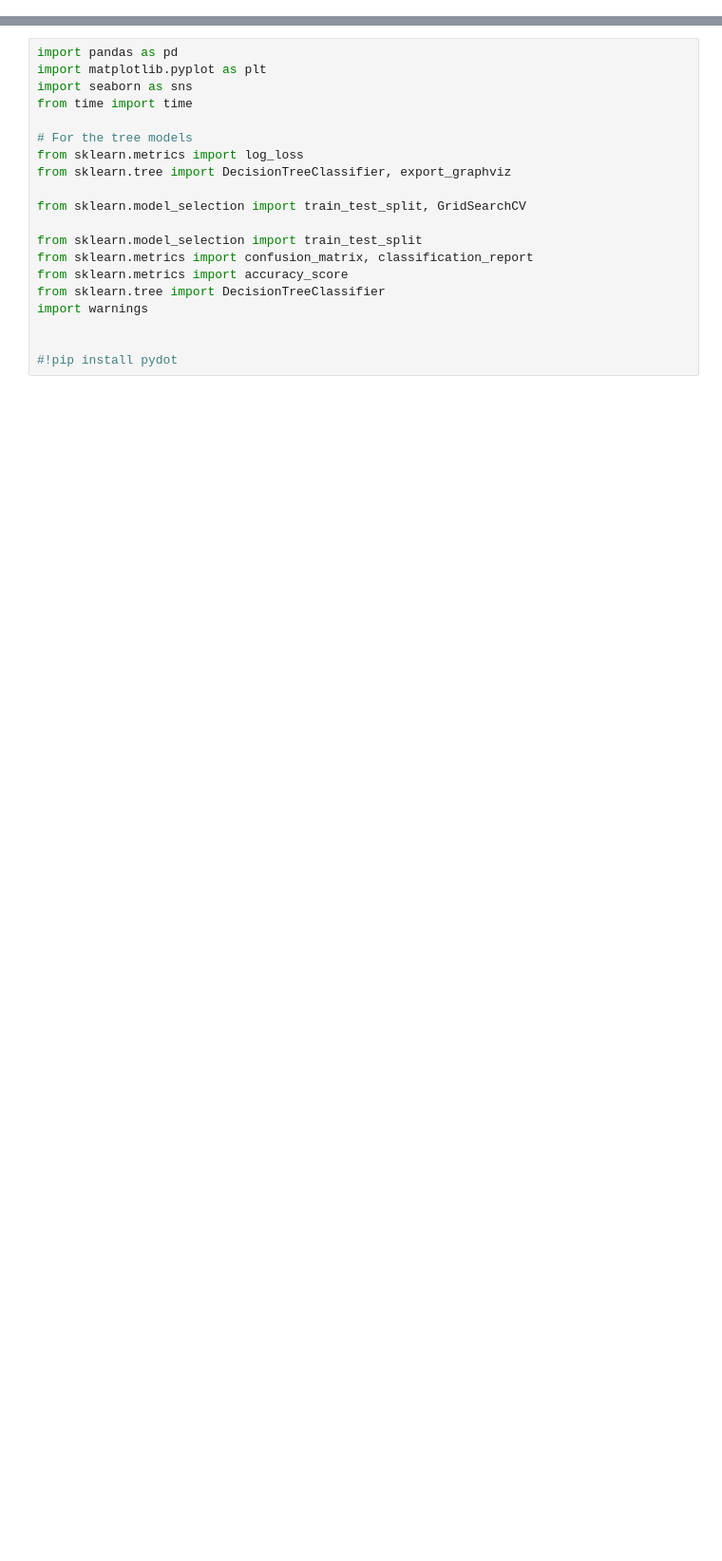
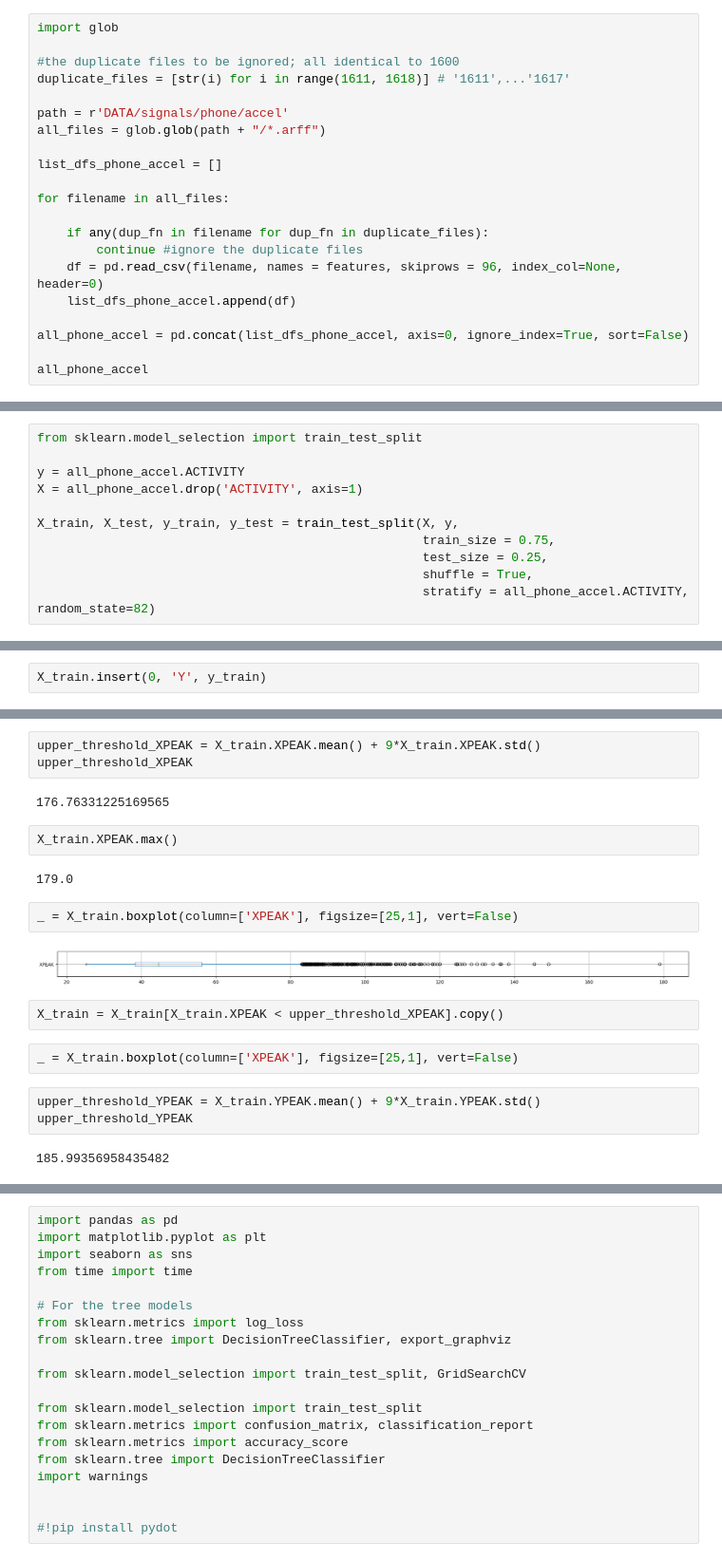
Before and after one commit to vasundharasaxena/capstone_project, a Jupyter notebook: decision tree.ipynb, the cells around one changed output, grey strips where cells are left out. Shown: that part at 95% size. Saved outputs shown, nothing was run; the diff lists cells and outputs as text; blank space fills up the shorter version.

```diff
--- a/decision tree.ipynb
+++ b/decision tree.ipynb
@@ -0,0 +247,21 @@
+# %%
+import glob
+
+#the duplicate files to be ignored; all identical to 1600
+duplicate_files = [str(i) for i in range(1611, 1618)] # '1611',...'1617'
+
+path = r'DATA/signals/phone/accel'
+all_files = glob.glob(path + "/*.arff")
+
+list_dfs_phone_accel = []
+
+for filename in all_files:
+
+    if any(dup_fn in filename for dup_fn in duplicate_files):
+        continue #ignore the duplicate files
+    df = pd.read_csv(filename, names = features, skiprows = 96, index_col=None, header=0)
+    list_dfs_phone_accel.append(df)
+
+all_phone_accel = pd.concat(list_dfs_phone_accel, axis=0, ignore_index=True, sort=False)
+
+all_phone_accel
@@ -0,0 +282,11 @@
+# %%
+from sklearn.model_selection import train_test_split
+
+y = all_phone_accel.ACTIVITY
+X = all_phone_accel.drop('ACTIVITY', axis=1)
+
+X_train, X_test, y_train, y_test = train_test_split(X, y,
+                                                    train_size = 0.75,
+                                                    test_size = 0.25,
+                                                    shuffle = True,
+                                                    stratify = all_phone_accel.ACTIVITY, random_state=82)
@@ -0,0 +356,2 @@
+# %%
+X_train.insert(0, 'Y', y_train)
@@ -0,0 +379,22 @@
+# %%
+upper_threshold_XPEAK = X_train.XPEAK.mean() + 9*X_train.XPEAK.std()
+upper_threshold_XPEAK
+# %% [output]
+176.76331225169565
+# %%
+X_train.XPEAK.max()
+# %% [output]
+179.0
+# %%
+_ = X_train.boxplot(column=['XPEAK'], figsize=[25,1], vert=False)
+# %% [output]
+[figure, added]
+# %%
+X_train = X_train[X_train.XPEAK < upper_threshold_XPEAK].copy()
+# %%
+_ = X_train.boxplot(column=['XPEAK'], figsize=[25,1], vert=False)
+# %%
+upper_threshold_YPEAK = X_train.YPEAK.mean() + 9*X_train.YPEAK.std()
+upper_threshold_YPEAK
+# %% [output]
+185.99356958435482
```
Also changed, not shown: parts of 60 cells of this notebook, 4 other files.
